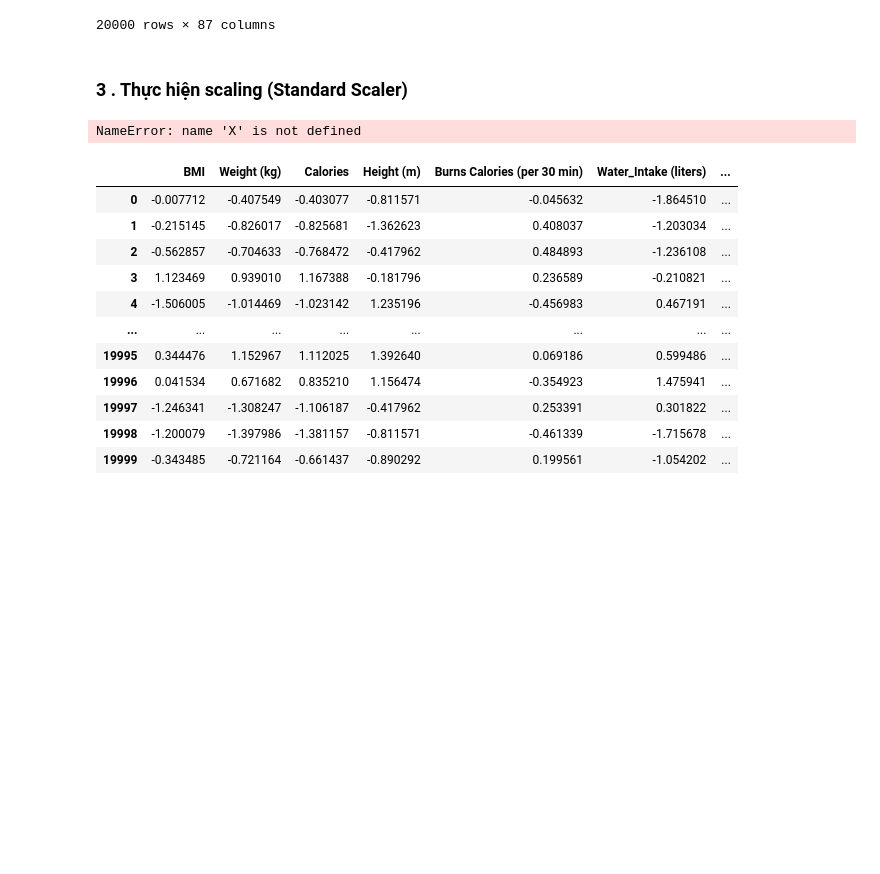
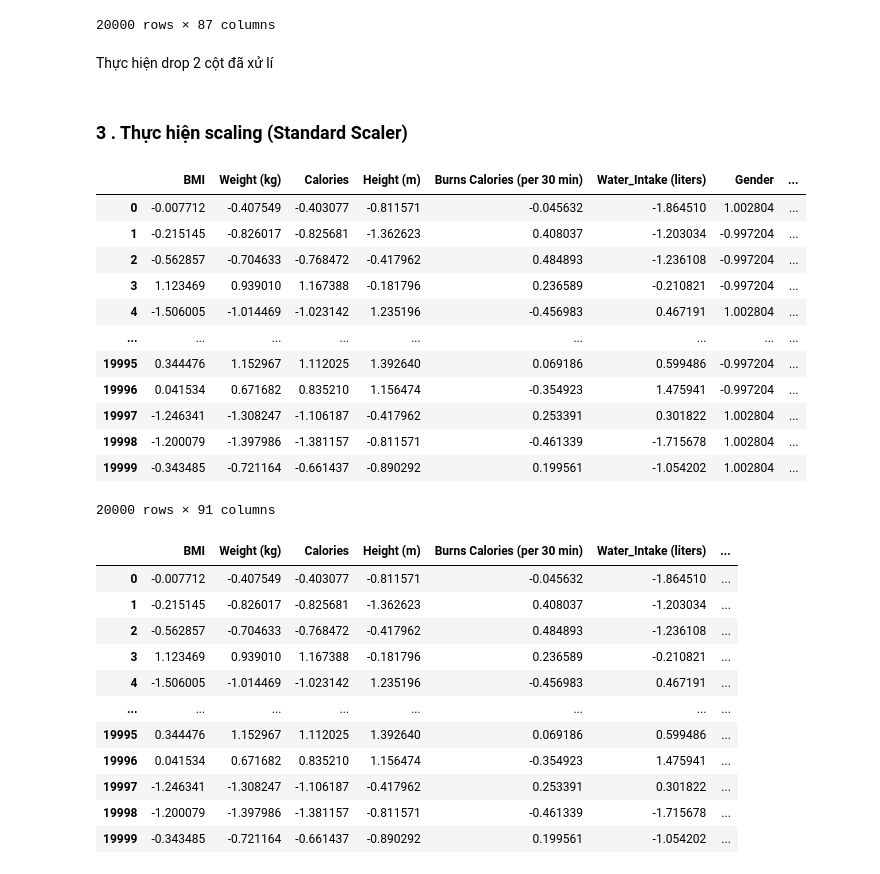
Before and after one commit to nahrixt0710/Life-Style-Data-Analysis, a Jupyter notebook: src/preprocessing_with_categorical.ipynb, the cells around one changed output. Drawn from its saved outputs; the diff is of its cells as text; code cells hidden in the pictures; blank space fills up the shorter version.

Commit message:
add data with categorical

```diff
--- a/src/preprocessing_with_categorical.ipynb
+++ b/src/preprocessing_with_categorical.ipynb
@@ -190,3 +190,5 @@ X_cate
 | 19998 | 1 | Rear Deltoids, Upper Back | Pull-up Bar | 1.0 | 0.0 | ... |
 | 19999 | 1 | Chest, Triceps | Pull-up Bar | 2.0 | 2.0 | ... |
 20000 rows × 87 columns
+# %% [markdown]
+Thực hiện drop 2 cột đã xử lí
@@ -195,9 +200,21 @@ X_cate
 # %%
 from sklearn.preprocessing import StandardScaler
 
 scaler = StandardScaler()
-X_scaled = scaler.fit_transform(X)
-X_scaled = pd.DataFrame(X_scaled, columns=X.columns)
+X_scaled = scaler.fit_transform(X_num)
+X_scaled = pd.DataFrame(X_scaled, columns=X_num.columns)
 X_scaled
 # %% [output]
+|  | BMI | Weight (kg) | Calories | Height (m) | Burns Calories (per 30 min) | Water_Intake (liters) | Gender | ... |
+| 0 | -0.007712 | -0.407549 | -0.403077 | -0.811571 | -0.045632 | -1.864510 | 1.002804 | ... |
+| 1 | -0.215145 | -0.826017 | -0.825681 | -1.362623 | 0.408037 | -1.203034 | -0.997204 | ... |
+| 2 | -0.562857 | -0.704633 | -0.768472 | -0.417962 | 0.484893 | -1.236108 | -0.997204 | ... |
+| 3 | 1.123469 | 0.939010 | 1.167388 | -0.181796 | 0.236589 | -0.210821 | -0.997204 | ... |
+| 4 | -1.506005 | -1.014469 | -1.023142 | 1.235196 | -0.456983 | 0.467191 | 1.002804 | ... |
+| ... | ... | ... | ... | ... | ... | ... | ... | ... |
+| 19995 | 0.344476 | 1.152967 | 1.112025 | 1.392640 | 0.069186 | 0.599486 | -0.997204 | ... |
+| 19996 | 0.041534 | 0.671682 | 0.835210 | 1.156474 | -0.354923 | 1.475941 | -0.997204 | ... |
+| 19997 | -1.246341 | -1.308247 | -1.106187 | -0.417962 | 0.253391 | 0.301822 | 1.002804 | ... |
+| 19998 | -1.200079 | -1.397986 | -1.381157 | -0.811571 | -0.461339 | -1.715678 | 1.002804 | ... |
+| 19999 | -0.343485 | -0.721164 | -0.661437 | -0.890292 | 0.199561 | -1.054202 | 1.002804 | ... |
-NameError: name 'X' is not defined
+20000 rows × 91 columns
```
Also changed, not shown: parts of 4 cells of this notebook, 1 other file.
